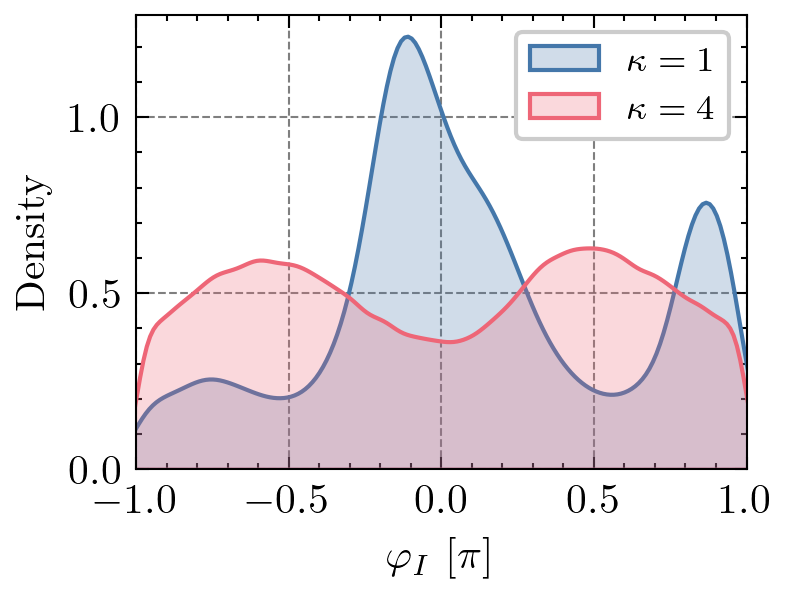
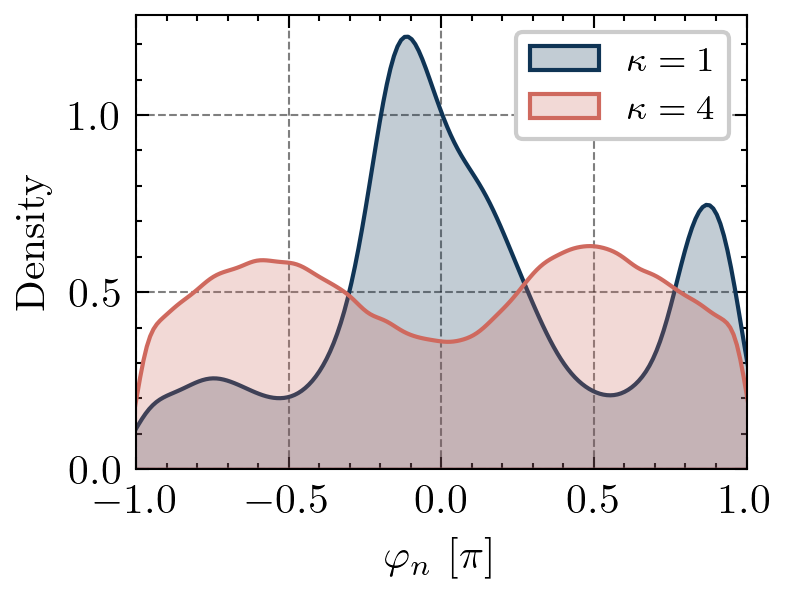
The change to this notebook cell's code, shown as a diff; its figure went from the first image to the second:
--- before
+++ after
@@ -6,7 +6,7 @@
 scale   = 0.75
 _       = fig.set_size_inches(w * scale, h * scale)
-ax      = sns.kdeplot(df1, x=0, weights=1, ax=ax, label='$\\kappa = 1$', fill=True)
-ax      = sns.kdeplot(df2, x=0, weights=1, ax=ax, label='$\\kappa = 4$', fill=True)
-_       = ax.set_xlabel("$\\varphi_{I}~[\mathrm{\pi}]$")
+ax      = sns.kdeplot(df1, x=0, weights=1, ax=ax, label='$\\kappa = 1$', fill=True, color=cmaps.lipari(0.1))
+ax      = sns.kdeplot(df2, x=0, weights=1, ax=ax, label='$\\kappa = 4$', fill=True, color=cmaps.lipari(0.6))
+_       = ax.set_xlabel("$\\varphi_n~[\mathrm{\pi}]$")
 _       = ax.legend(fontsize='small', loc='upper right')
 _       = ax.set_xlim(-1,1)

Commit: .